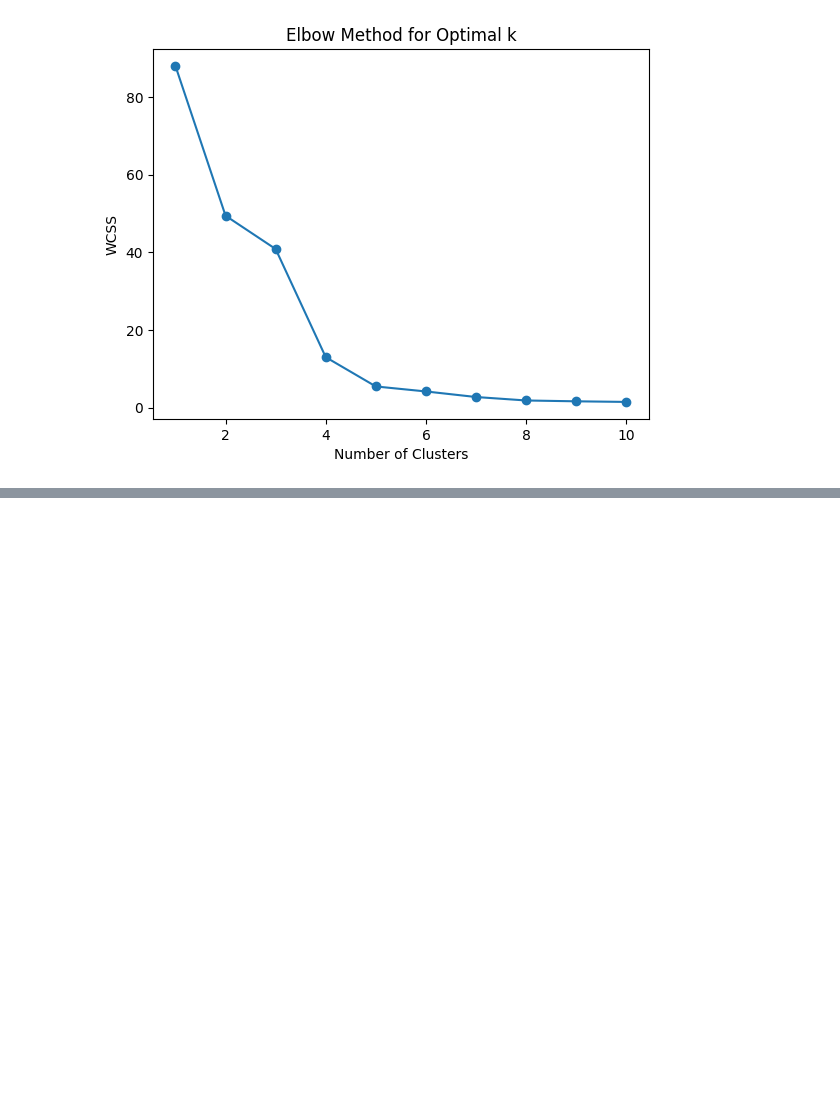
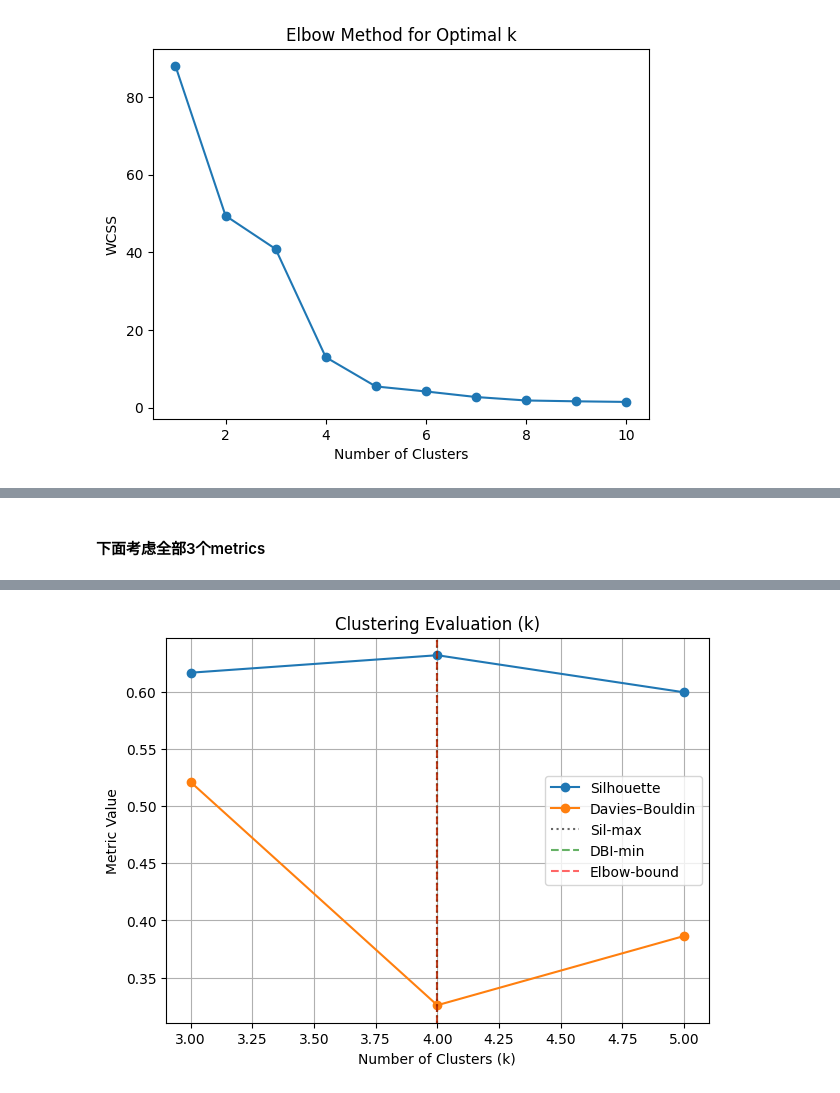
Before and after one commit to jeremygu000/coursera-microsoft-ml-ai, a Jupyter notebook: unsupervised_learning/k-means.ipynb, the cells around one changed output, grey strips where cells are left out. Cells and saved outputs as stored; diff of their text form; code cells hidden in the pictures; blank space fills up the shorter version.

```diff
--- a/unsupervised_learning/k-means.ipynb
+++ b/unsupervised_learning/k-means.ipynb
@@ -113,0 +205,79 @@ plt.show()
+# %% [markdown]
+#### 下面考虑全部3个metrics
+# %%
+# ==== 评估 k ====
+ks = [3,4,5]
+rows = []
+for k in ks:
+    km = KMeans(n_clusters=k, n_init=10, random_state=42)
+    labels = km.fit_predict(df_scaled)
+    rows.append({
+        "k": k,
+        "WCSS": km.inertia_,
+        "Silhouette": silhouette_score(df_scaled, labels),
+        "DBI": davies_bouldin_score(df_scaled, labels)
+    })
+res = pd.DataFrame(rows).sort_values("k").reset_index(drop=True)
+print("\n=== Scores ===\n", res)
+
+# ---------- 1) 纯指标推荐（Silhouette 最大、DBI 最小、并列取更小 k） ----------
+k_sil = int(res.loc[res["Silhouette"].idxmax(), "k"])
+k_dbi = int(res.loc[res["DBI"].idxmin(), "k"])
+
+# ---------- 2) 肘部约束：先找 WCSS 的 elbow_k，再在 k<=elbow_k 内选 ----------
+# 简单“最大曲率”近似：用三点二阶差分估 elbow；边界回退为下降速率显著变缓处
+def find_elbow_k(df):
+    k_vals = df["k"].to_numpy()
+    w = df["WCSS"].to_numpy()
+    # 归一化到线段，最大距离法（简化 Kneedle）
+    x = (k_vals - k_vals.min())/(k_vals.max()-k_vals.min())
+    y = (w - w.min())/(w.max()-w.min())
+    # 直线两端点
+    p1 = np.array([x[0], y[0]])
+    p2 = np.array([x[-1], y[-1]])
+    # 点到直线距离
+    A = p2[1] - p1[1]
+    B = p1[0] - p2[0]
+    C = p2[0]*p1[1] - p1[0]*p2[1]
+    dists = np.abs(A*x + B*y + C) / np.sqrt(A**2 + B**2)
+    elbow_idx = int(np.argmax(dists))
+    return int(k_vals[elbow_idx])
+
+elbow_k = find_elbow_k(res)
+
+# 在 k<=elbow_k 的候选里选综合最优（Silhouette 排名↓ + DBI 排名↑）
+cand = res[res["k"] <= elbow_k].copy()
+cand["rank"] = cand["Silhouette"].rank(ascending=False, method="min") + \
+               cand["DBI"].rank(ascending=True,  method="min")
+k_elbow_constrained = int(cand.sort_values(["rank","k"]).iloc[0]["k"])
+
+# ---------- 3) 简洁优先：在“接近最优”的范围内选最小 k ----------
+sil_max = res["Silhouette"].max()
+dbi_min = res["DBI"].min()
+# 容忍度（可调）：Sil ≥ 95%*max 且 DBI ≤ min+0.20
+tol_sil = 0.95 * sil_max
+tol_dbi = dbi_min + 0.20
+simple_cands = res[(res["Silhouette"] >= tol_sil) & (res["DBI"] <= tol_dbi)]
+k_parsimonious = int(simple_cands.sort_values("k").iloc[0]["k"]) if not simple_cands.empty else k_sil
+
+print(f"\nRecommend · Silhouette↑ : k = {k_sil}")
+print(f"Recommend · DBI↓        : k = {k_dbi}")
+print(f"Recommend · Elbow-bound : k = {k_elbow_constrained}  (elbow_k = {elbow_k})")
+print(f"Recommend · Parsimony   : k = {k_parsimonious}  "
+      f"(Sil ≥ {tol_sil:.3f}, DBI ≤ {tol_dbi:.3f})")
+
+# ==== 可视化（保留你的图，并标出三种推荐） ====
+plt.figure(figsize=(7,5))
+plt.plot(res['k'], res['Silhouette'], 'o-', label='Silhouette')
+plt.plot(res['k'], res['DBI'], 'o-', label='Davies–Bouldin')
+for x, color, style, name in [
+    (k_sil, 'black', ':', 'Sil-max'),
+    (k_dbi, 'green', '--', 'DBI-min'),
+    (k_elbow_constrained, 'red', '--', 'Elbow-bound'),
+]:
+    plt.axvline(x=x, color=color, linestyle=style, alpha=0.6, label=name)
+plt.title('Clustering Evaluation (k)')
+plt.xlabel('Number of Clusters (k)')
+plt.ylabel('Metric Value')
+plt.grid(True); plt.legend(); plt.show()
+# %% [output]
@@ -113,0 +294 @@ plt.show()
+[figure, added]
```
Also changed, not shown: parts of 5 cells of this notebook.
